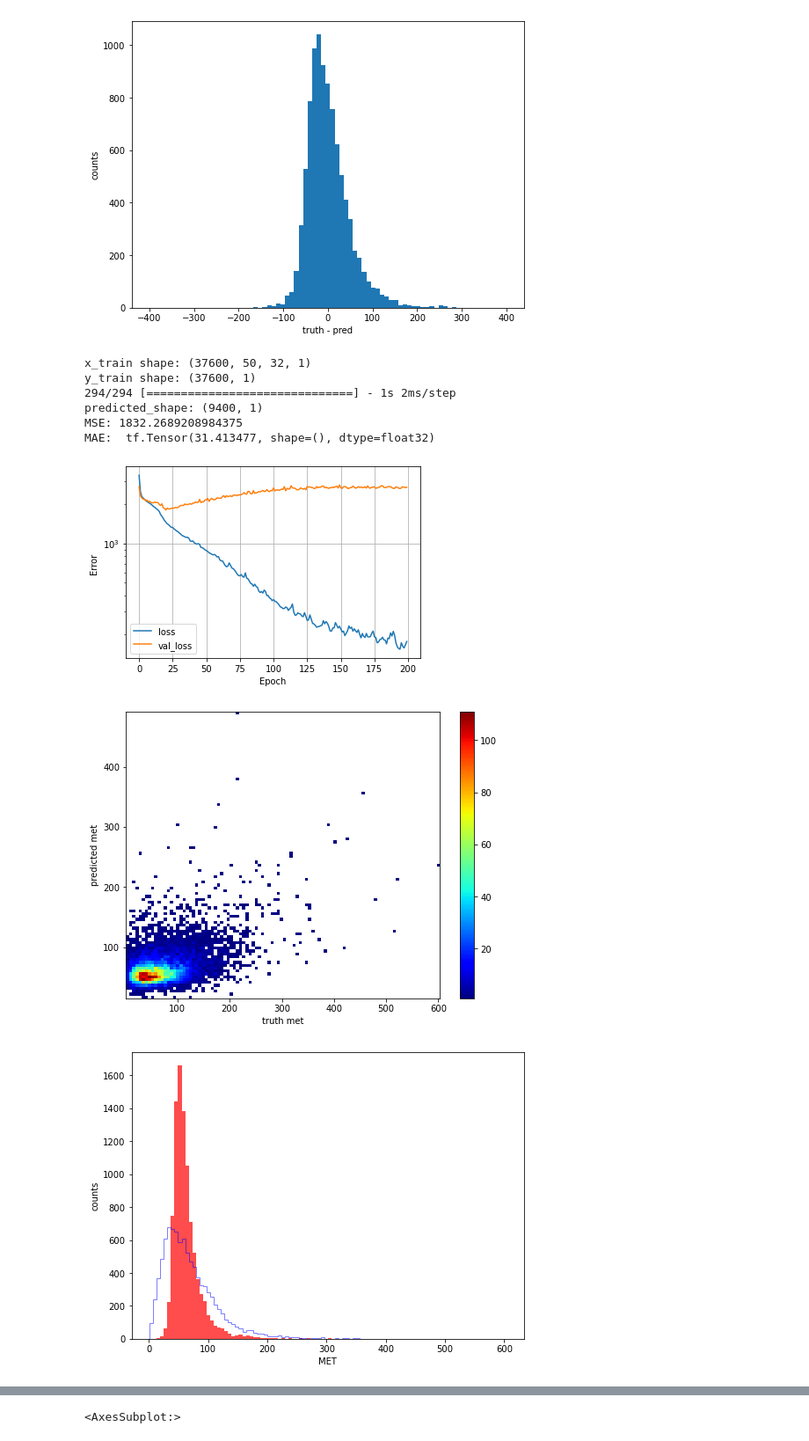
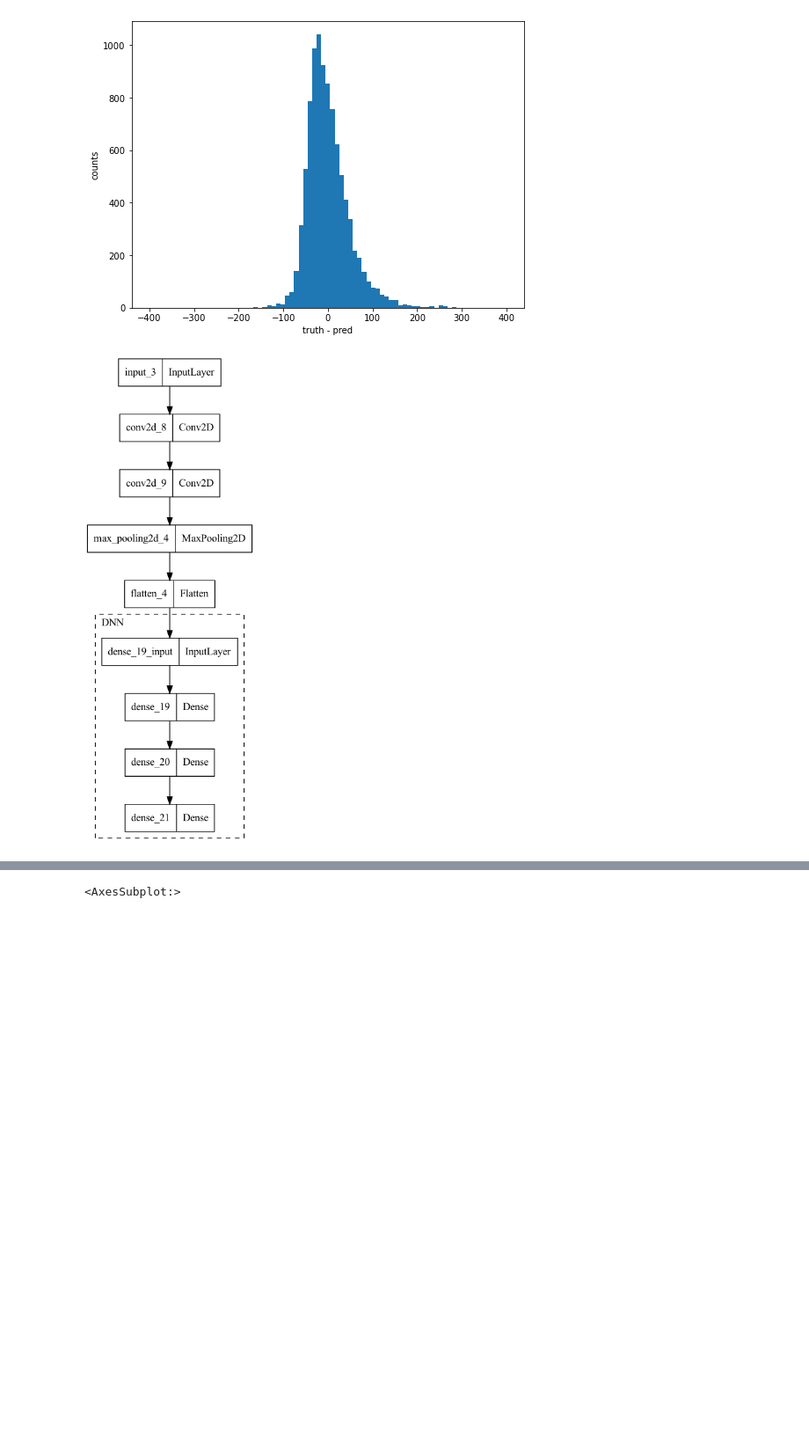
Before and after one commit to ablet-imin/ml-met-trigger, a Jupyter notebook: train_model_cnn.ipynb, the cells around one changed output, grey strips where cells are left out. Shown at 88% size. Drawn from its saved outputs; the diff is of its cells as text; code cells hidden in the pictures; blank space fills up the shorter version.

```diff
--- a/train_model_cnn.ipynb
+++ b/train_model_cnn.ipynb
@@ -287,44 +280,36 @@ x_train, x_test, y_train, y_test = train_test_split(cell_imgs, cell_label,
                                                         shuffle=True
                                                        )
 _cnn_dim = (-1,x_train.shape[-2],x_train.shape[-1],1)
 x_train, x_test = x_train.reshape(_cnn_dim), x_test.reshape(_cnn_dim)
 x=tf.keras.Input(shape=x_train.shape[1:] )
 conv1 = tf.keras.layers.Conv2D(1, 2, strides=2,
                                activation='relu')(x)
 #max_pool1=tf.keras.layers.MaxPooling2D((3, 3))(conv1)
 conv2 =  tf.keras.layers.Conv2D( 3, 3,
                                 activation='relu')(conv1)
 max_pool2=tf.keras.layers.MaxPooling2D((2, 2))(conv2)
 conv_flattened = tf.keras.layers.Flatten()(max_pool2)
 model_CNN = Model(
                 inputs=x,
                 outputs = models.DNN(h_dim=[500, 200], out_dim=cell_label.shape[1],
                                      activation='relu',
                                      L1L2=tf.keras.regularizers.L1L2(l1=0, l2=0.1))(conv_flattened)
              )
 
 loss="mean_squared_error",
 model_CNN.compile(optimizer=Adam(learning_rate=1e-3),
               loss=loss,
               metrics=["mean_absolute_error"]
              )
 
 gc.collect()
 
 tf.keras.utils.plot_model(model_CNN, expand_nested=True)
 
-history = train_dnn_model(model_CNN, x_train, y_train,
-                epochs=200,
-                model_path='outputs_et/CNN500_200_MSE',
-                train=True,
-                best_model=True)
+#history = train_dnn_model(model_CNN, x_train, y_train,
+#                epochs=200,
+#                model_path='outputs_et/CNN500_200_MSE',
+#                train=True,
+#                best_model=True)
 # %% [output]
-x_train shape: (37600, 50, 32, 1)
-y_train shape: (37600, 1)
-294/294 [==============================] - 1s 2ms/step
-predicted_shape: (9400, 1)
-MSE: 1832.2689208984375
-MAE:  tf.Tensor(31.413477, shape=(), dtype=float32)
-[figure, old version]
+[figure, new version]
-[figure, removed]
-[figure, removed]
```
Also changed, not shown: parts of 9 cells of this notebook, 4 other files.
